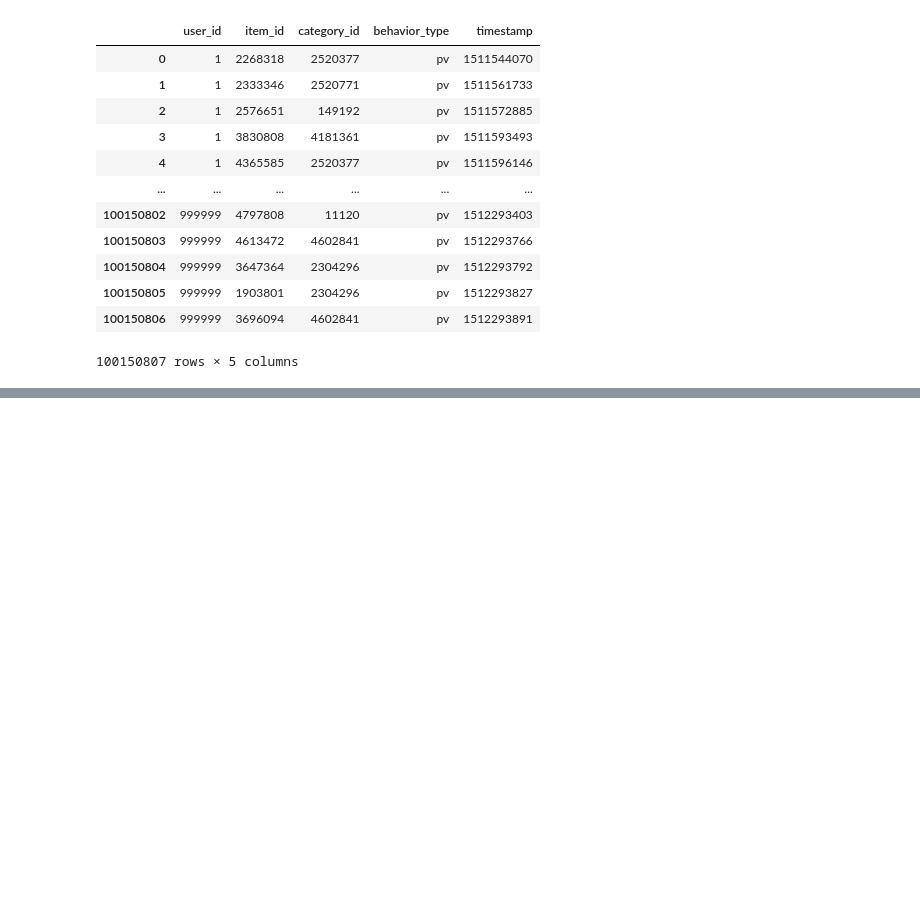
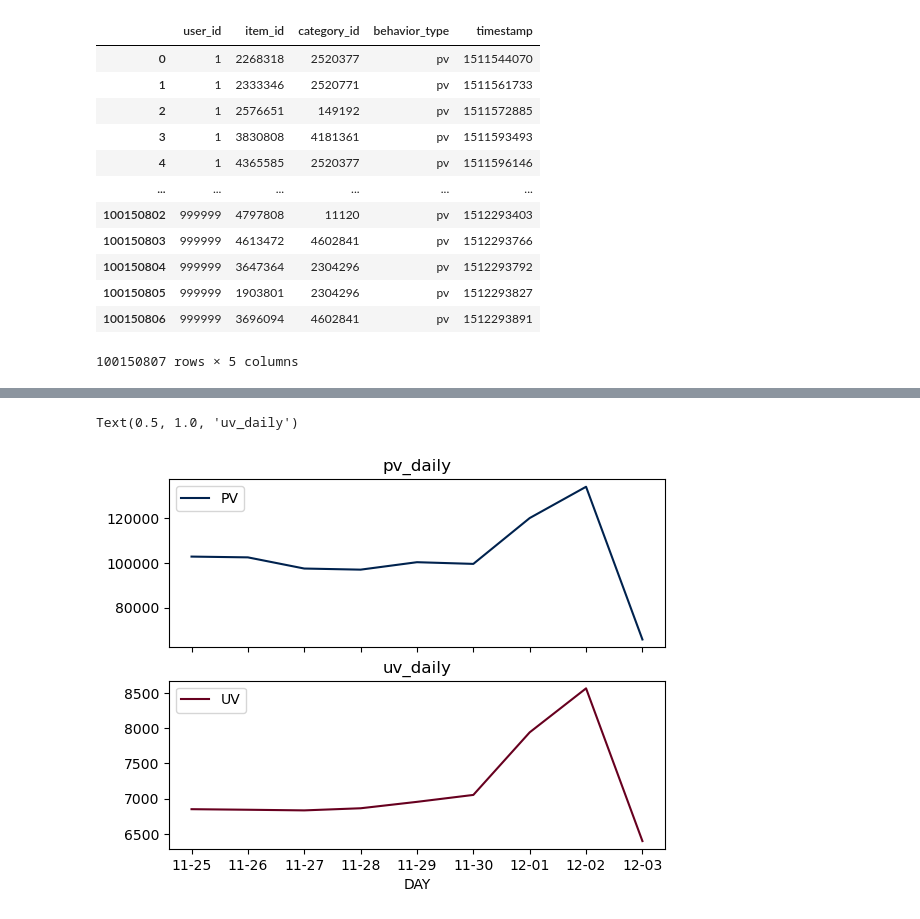
Before and after one commit to Coaster41/timeseries_datasets, a Jupyter notebook: taobao_timeseries.ipynb, the cells around one changed output, grey strips where cells are left out. Cells and saved outputs as stored; diff of their text form; code cells hidden in the pictures; blank space fills up the shorter version.

```diff
--- a/taobao_timeseries.ipynb
+++ b/taobao_timeseries.ipynb
@@ -73,0 +221,10 @@ plt.show()
+# %%
+day_rate = duckdb.sql("""
+                            select strftime(to_timestamp(timestamp),'%m-%d') AS DAY,
+                            count(userid) AS PV,
+                            count(distinct userid) AS UV
+                            from new_user_info
+                            group by 1
+                            order by 1
+                            """).df()
+print(day_rate)
@@ -73,0 +242,12 @@ plt.show()
+# %%
+# 可视化
+fig, axes = plt.subplots(2,1,sharex=True)
+# pv_daily: pandas 对象
+# Matplotlib, Pandas , histplot:  柱状图
+day_rate.plot(x='DAY', y='PV', ax=axes[0], colormap='cividis')
+day_rate.plot(x='DAY', y='UV', ax=axes[1], colormap='RdGy')
+axes[0].set_title('pv_daily')
+axes[1].set_title('uv_daily')
+# %% [output]
+Text(0.5, 1.0, 'uv_daily')
+[figure, added]
```
Also changed, not shown: parts of 12 cells of this notebook.
